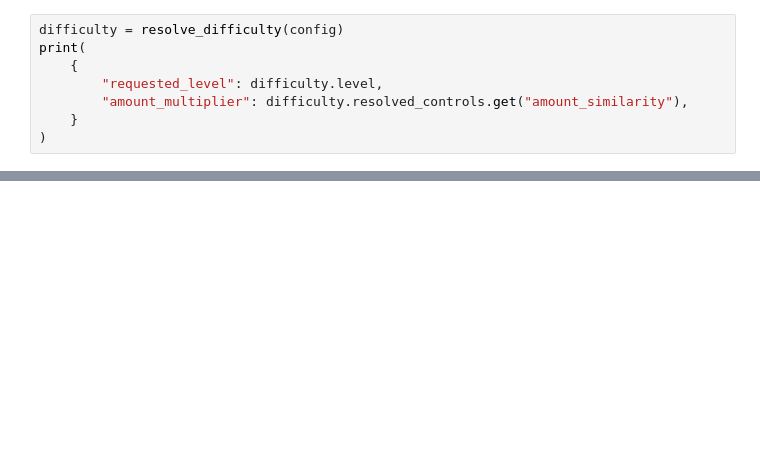
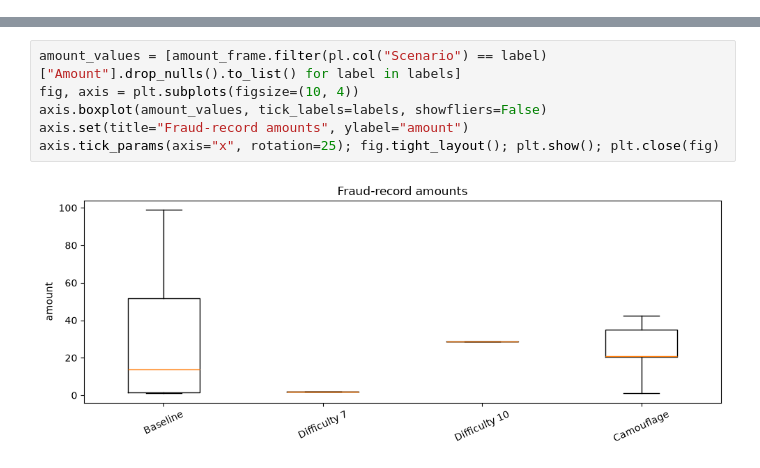
Before and after one commit to emedinac/fraud-twin, a Jupyter notebook: docs/tutorials/fraud-scenarios-difficulty-benchmarks.ipynb, the cells around one changed output, grey strips where cells are left out. Cells and saved outputs as stored; diff of their text form; blank space fills up the shorter version.

```diff
--- a/docs/tutorials/fraud-scenarios-difficulty-benchmarks.ipynb
+++ b/docs/tutorials/fraud-scenarios-difficulty-benchmarks.ipynb
@@ -95,8 +0,0 @@ print(truth_rate)
-# %%
-difficulty = resolve_difficulty(config)
-print(
-    {
-        "requested_level": difficulty.level,
-        "amount_multiplier": difficulty.resolved_controls.get("amount_similarity"),
-    }
-)
@@ -163,0 +117,8 @@ print(
+# %%
+amount_values = [amount_frame.filter(pl.col("Scenario") == label)["Amount"].drop_nulls().to_list() for label in labels]
+fig, axis = plt.subplots(figsize=(10, 4))
+axis.boxplot(amount_values, tick_labels=labels, showfliers=False)
+axis.set(title="Fraud-record amounts", ylabel="amount")
+axis.tick_params(axis="x", rotation=25); fig.tight_layout(); plt.show(); plt.close(fig)
+# %% [output]
+[figure, added]
```
Also changed, not shown: parts of 46 cells of this notebook, 58 other files.
